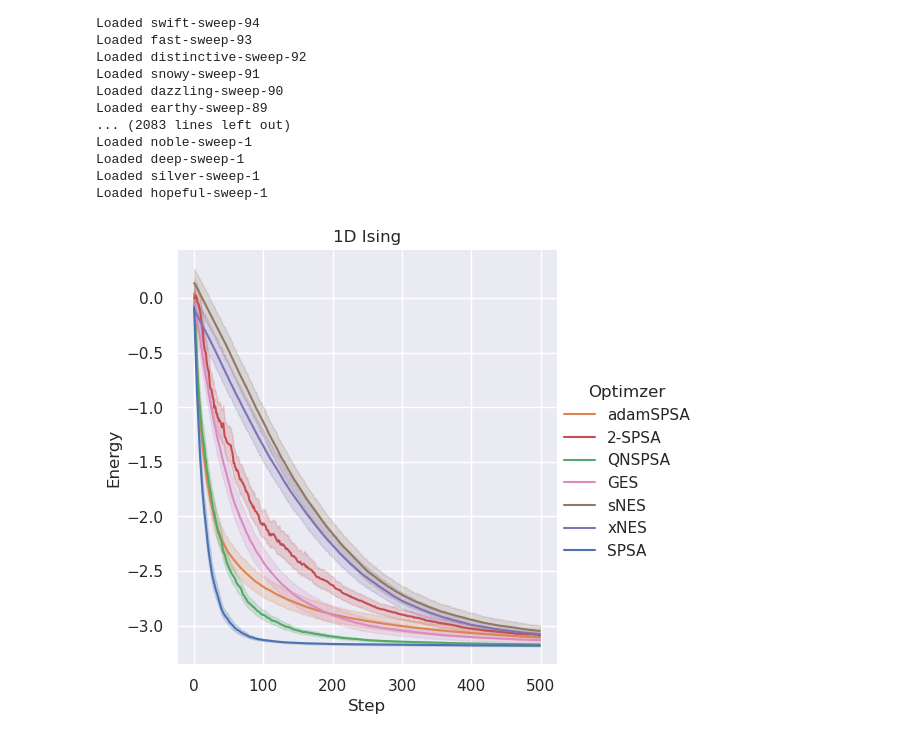
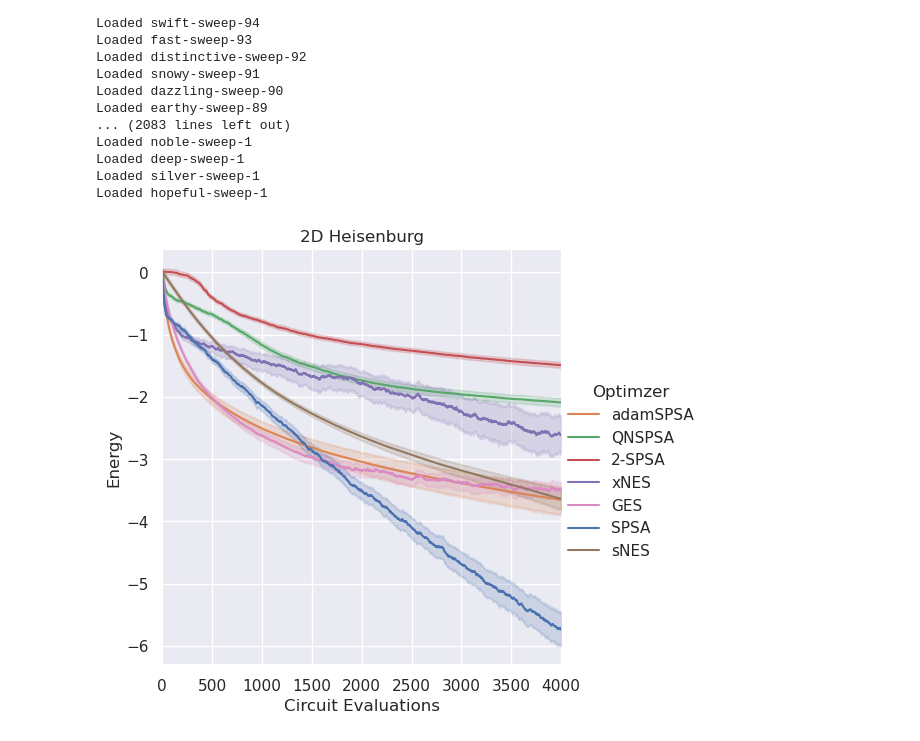
Before and after one commit to ltecot/rand_bench_opt_quantum, a Jupyter notebook: plot_processing/plotting_notebook.ipynb, the cells around one changed output. Drawn from its saved outputs; the diff is of its cells as text; code cells hidden in the pictures.

```diff
--- a/plot_processing/plotting_notebook.ipynb
+++ b/plot_processing/plotting_notebook.ipynb
@@ -94,28 +94,28 @@ Loaded hopeful-sweep-1
 # %%
 # Convergence plots
 
 # ----- Input Properties -----
 
-curr_data, x_data, x_label, y_label, title = ising_1d_runs, "step", "Step", "Energy", "1D Ising"
-# curr_data, x_data, x_label, y_label, title = ising_1d_runs, "num_shots", "Circuit Evaluations", "Energy", "1D Ising"
-# curr_data, x_data, x_label, y_label, title = random_ham_runs, "step", "Step", "Energy", "Randomized Hamiltonian"
-# curr_data, x_data, x_label, y_label, title = random_ham_runs, "num_shots", "Circuit Evaluations", "Energy", "Randomized Hamiltonian"
-# curr_data, x_data, x_label, y_label, title = heisenburg_2d_runs, "step", "Step", "Energy", "2D Heisenburg"
-# curr_data, x_data, x_label, y_label, title = heisenburg_2d_runs, "num_shots", "Circuit Evaluations", "Energy", "2D Heisenburg"
+# curr_data, x_data, x_lim, x_label, y_label, title = ising_1d_runs, "step", 500, "Step", "Energy", "1D Ising"
+# curr_data, x_data, x_lim, x_label, y_label, title = ising_1d_runs, "num_shots", 1000, "Circuit Evaluations", "Energy", "1D Ising"
+# curr_data, x_data, x_lim, x_label, y_label, title = random_ham_runs, "step", 500, "Step", "Energy", "Randomized Hamiltonian"
+# curr_data, x_data, x_lim, x_label, y_label, title = random_ham_runs, "num_shots", 1000, "Circuit Evaluations", "Energy", "Randomized Hamiltonian"
+# curr_data, x_data, x_lim, x_label, y_label, title = heisenburg_2d_runs, "step", 2000, "Step", "Energy", "2D Heisenburg"
+curr_data, x_data, x_lim, x_label, y_label, title = heisenburg_2d_runs, "num_shots", 4000, "Circuit Evaluations", "Energy", "2D Heisenburg"
 
 # ----------------------------
 
 sns.set_theme()
 # sns.set_context("paper")
 
 # ax = sns.relplot(data=curr_data, x="step", y="loss", hue="optimizer", kind="line", errorbar="sd")
 # ax = sns.relplot(data=curr_data, x="step", y="loss", hue="optimizer", kind="line", errorbar=None)
 
-ax = sns.relplot(data=curr_data, x="step", y="loss", hue="optimizer", kind="line", palette=optimizer_palette)
-ax.set(xlabel='Step', ylabel='Energy', title=title)
+ax = sns.relplot(data=curr_data, x=x_data, y="loss", hue="optimizer", kind="line", palette=optimizer_palette)
+ax.set(xlim=(0,x_lim), xlabel=x_label, ylabel=y_label, title=title)
 ax._legend.set_title("Optimzer")
 # %% [output]
-[figure, old version]
+[figure, new version]
 # %%
 # Box / Violin Plots of converged results
 
```
Also changed, not shown: parts of 1 cell of this notebook, 2 other files.
